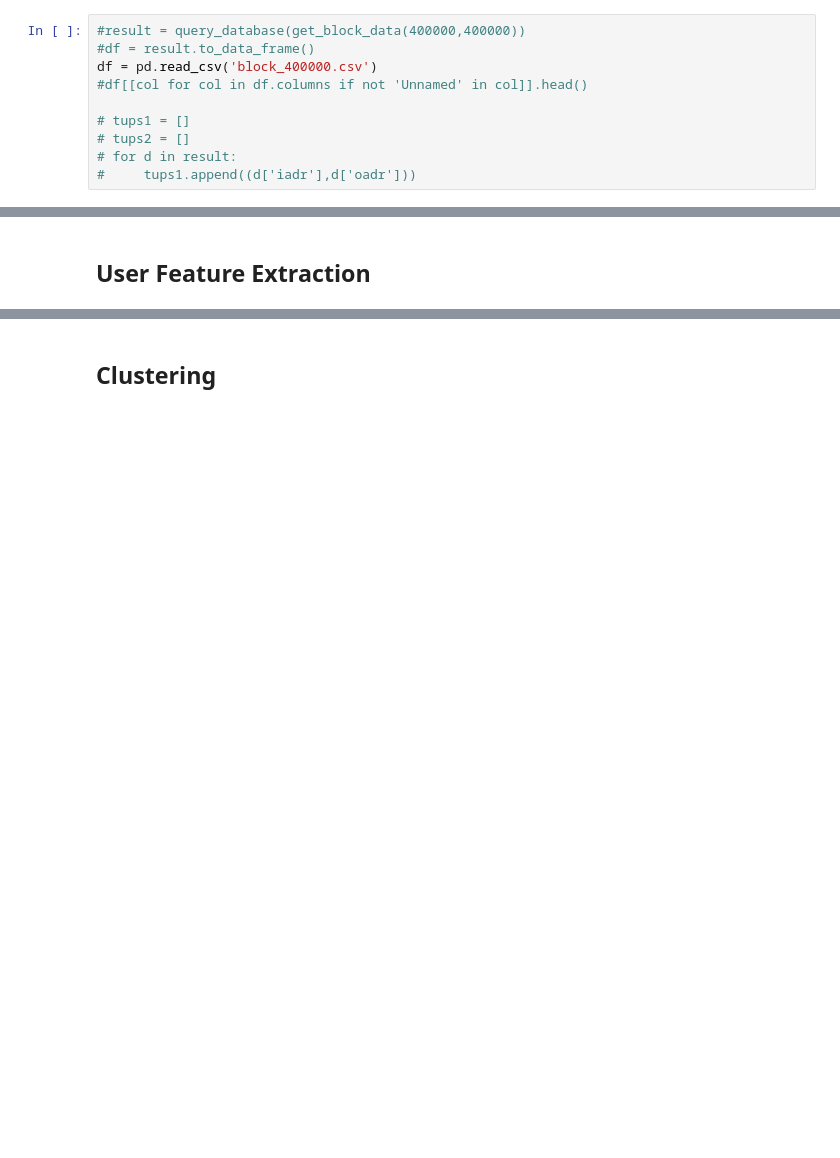
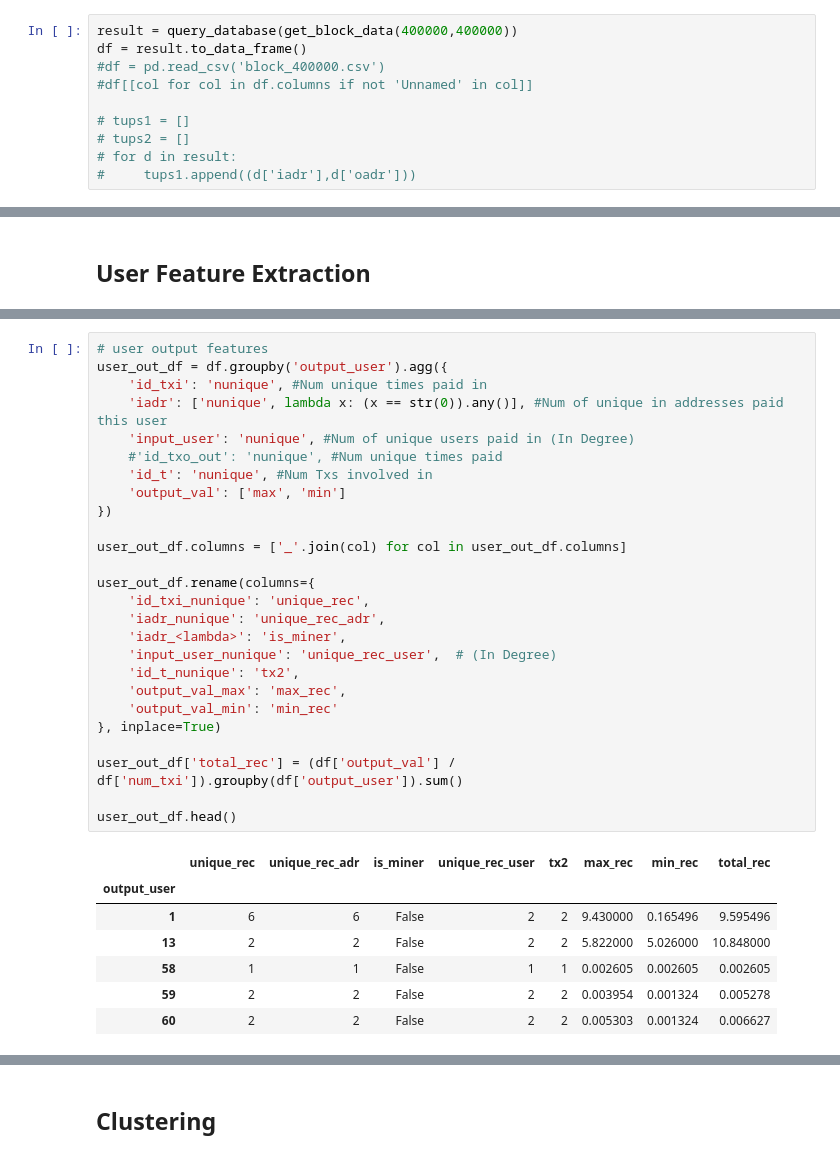
Before and after one commit to ZacharyChenpk/masters_thesis, a Jupyter notebook: user_graph.ipynb, the cells around one changed output, grey strips where cells are left out. Drawn from its saved outputs; the diff is of its cells as text; blank space fills up the shorter version.

```diff
--- a/user_graph.ipynb
+++ b/user_graph.ipynb
@@ -33,10 +33,10 @@ def get_block_data(first_block, last_block):
                     """.format(first_block, last_block)
     return query_string
 # %%
-#result = query_database(get_block_data(400000,400000))
-#df = result.to_data_frame()
-df = pd.read_csv('block_400000.csv')
-#df[[col for col in df.columns if not 'Unnamed' in col]].head()
+result = query_database(get_block_data(400000,400000))
+df = result.to_data_frame()
+#df = pd.read_csv('block_400000.csv')
+#df[[col for col in df.columns if not 'Unnamed' in col]]
 
 # tups1 = []
 # tups2 = []
@@ -268,0 +253,34 @@ user_df = user_df.drop(['tx1', 'tx2'], axis=1)
+# %%
+# user output features
+user_out_df = df.groupby('output_user').agg({
+    'id_txi': 'nunique', #Num unique times paid in
+    'iadr': ['nunique', lambda x: (x == str(0)).any()], #Num of unique in addresses paid this user
+    'input_user': 'nunique', #Num of unique users paid in (In Degree)
+    #'id_txo_out': 'nunique', #Num unique times paid
+    'id_t': 'nunique', #Num Txs involved in
+    'output_val': ['max', 'min']
+})
+
+user_out_df.columns = ['_'.join(col) for col in user_out_df.columns]
+
+user_out_df.rename(columns={
+    'id_txi_nunique': 'unique_rec',
+    'iadr_nunique': 'unique_rec_adr',
+    'iadr_<lambda>': 'is_miner',
+    'input_user_nunique': 'unique_rec_user',  # (In Degree)
+    'id_t_nunique': 'tx2',
+    'output_val_max': 'max_rec',
+    'output_val_min': 'min_rec'
+}, inplace=True)
+
+user_out_df['total_rec'] = (df['output_val'] / df['num_txi']).groupby(df['output_user']).sum()
+
+user_out_df.head()
+# %% [output]
+|  | unique_rec | unique_rec_adr | is_miner | unique_rec_user | tx2 | max_rec | min_rec | total_rec |
+| output_user |  |  |  |  |  |  |  |  |
+| 1 | 6 | 6 | False | 2 | 2 | 9.430000 | 0.165496 | 9.595496 |
+| 13 | 2 | 2 | False | 2 | 2 | 5.822000 | 5.026000 | 10.848000 |
+| 58 | 1 | 1 | False | 1 | 1 | 0.002605 | 0.002605 | 0.002605 |
+| 59 | 2 | 2 | False | 2 | 2 | 0.003954 | 0.001324 | 0.005278 |
+| 60 | 2 | 2 | False | 2 | 2 | 0.005303 | 0.001324 | 0.006627 |
```
Also changed, not shown: parts of 10 cells of this notebook, 2 other files.
